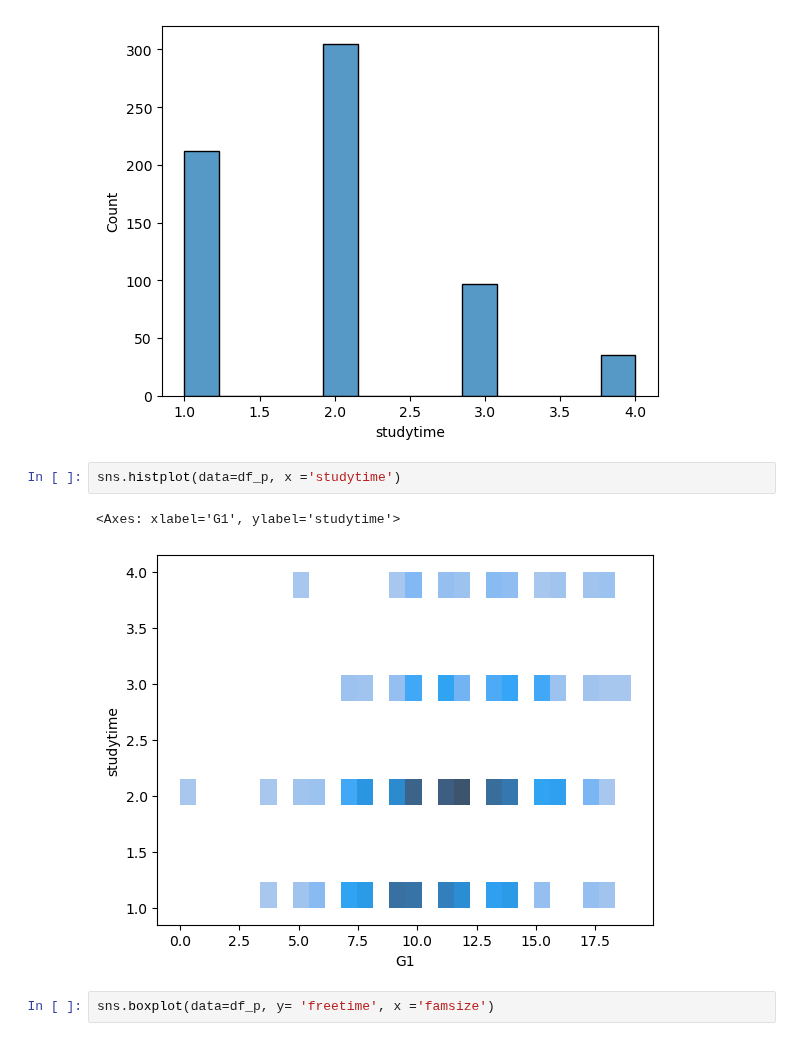
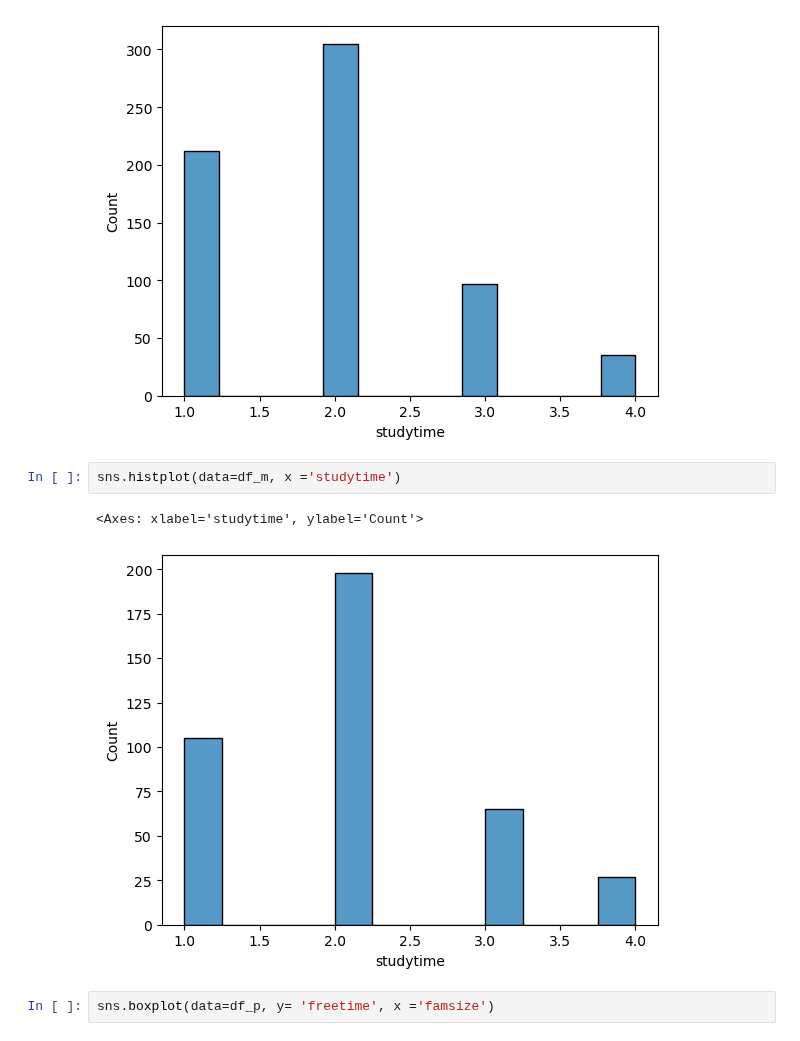
Before and after one commit to cshields164/end-of-phase1-project, a Jupyter notebook: code/01explore.ipynb, the cells around one changed output. Saved outputs shown, nothing was run; the diff lists cells and outputs as text.

```diff
--- a/code/01explore.ipynb
+++ b/code/01explore.ipynb
@@ -64,10 +63,10 @@ sns.histplot(data=df_p, x ='studytime')
 <Axes: xlabel='studytime', ylabel='Count'>
 [figure]
 # %%
-sns.histplot(data=df_p, x ='studytime')
+sns.histplot(data=df_m, x ='studytime')
 # %% [output]
-<Axes: xlabel='G1', ylabel='studytime'>
+<Axes: xlabel='studytime', ylabel='Count'>
-[figure, old version]
+[figure, new version]
 # %%
 sns.boxplot(data=df_p, y= 'freetime', x ='famsize')
 # %% [output]
```
Also changed, not shown: parts of 11 cells of this notebook, 5 other files.
